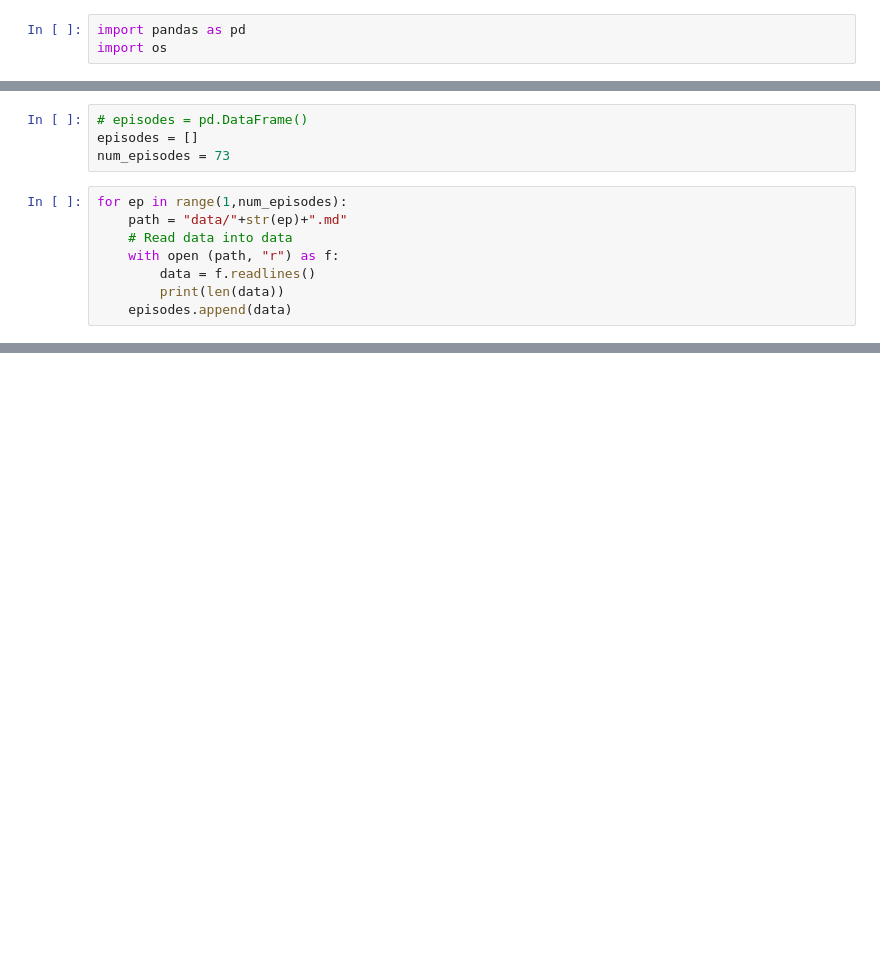
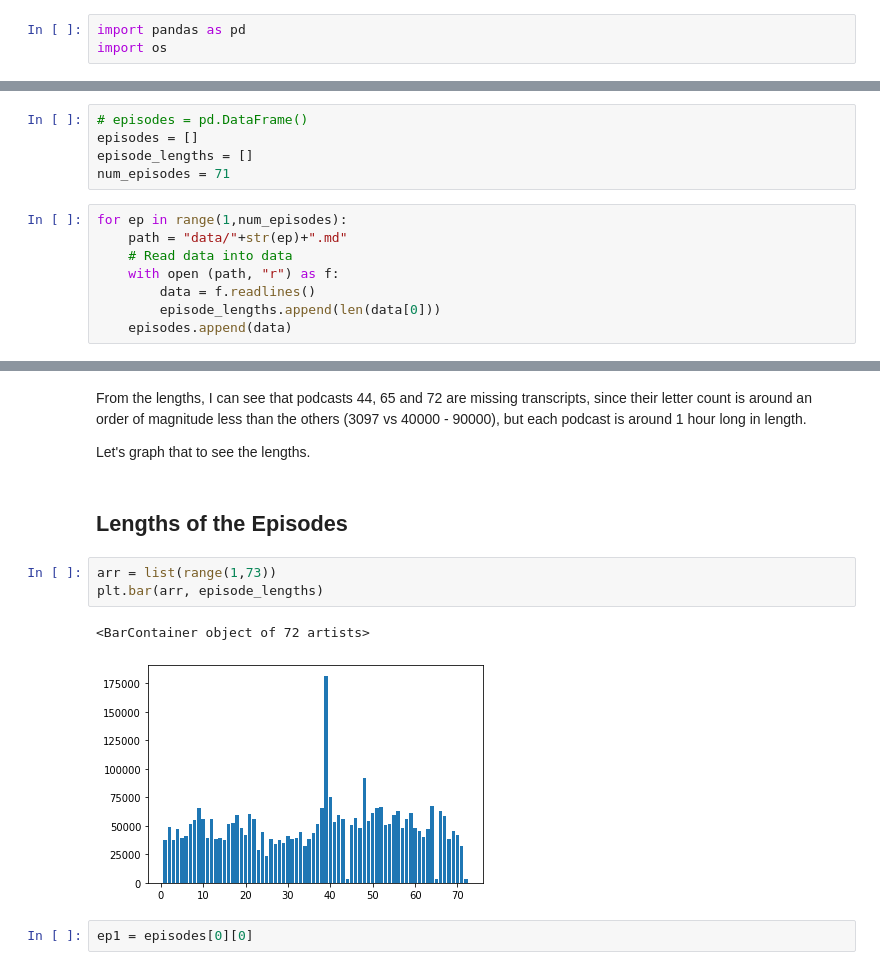
Before and after one commit to patchworquill/sfi_complexity, a Jupyter notebook: LDA_test.ipynb, the cells around one changed output, grey strips where cells are left out. Saved outputs shown, nothing was run; the diff lists cells and outputs as text; blank space fills up the shorter version.

```diff
--- a/LDA_test.ipynb
+++ b/LDA_test.ipynb
@@ -4,12 +7,13 @@ import os
 # %%
 # episodes = pd.DataFrame()
 episodes = []
-num_episodes = 73
+episode_lengths = []
+num_episodes = 71
 # %%
 for ep in range(1,num_episodes):
     path = "data/"+str(ep)+".md"
     # Read data into data
     with open (path, "r") as f:
         data = f.readlines()
-        print(len(data))
+        episode_lengths.append(len(data[0]))
     episodes.append(data)
@@ -36,0 +20,14 @@ for ep in range(1,num_episodes):
+# %% [markdown]
+From the lengths, I can see that podcasts 44, 65 and 72 are missing transcripts, since their letter count is around an order of magnitude less than the others (3097 vs 40000 - 90000), but each podcast is around 1 hour long in length.
+
+Let's graph that to see the lengths.
+# %% [markdown]
+## Lengths of the Episodes
+# %%
+arr = list(range(1,73))
+plt.bar(arr, episode_lengths)
+# %% [output]
+<BarContainer object of 72 artists>
+[figure, added]
+# %%
+ep1 = episodes[0][0]
```
Also changed, not shown: parts of 6 cells of this notebook, 2 other files.
